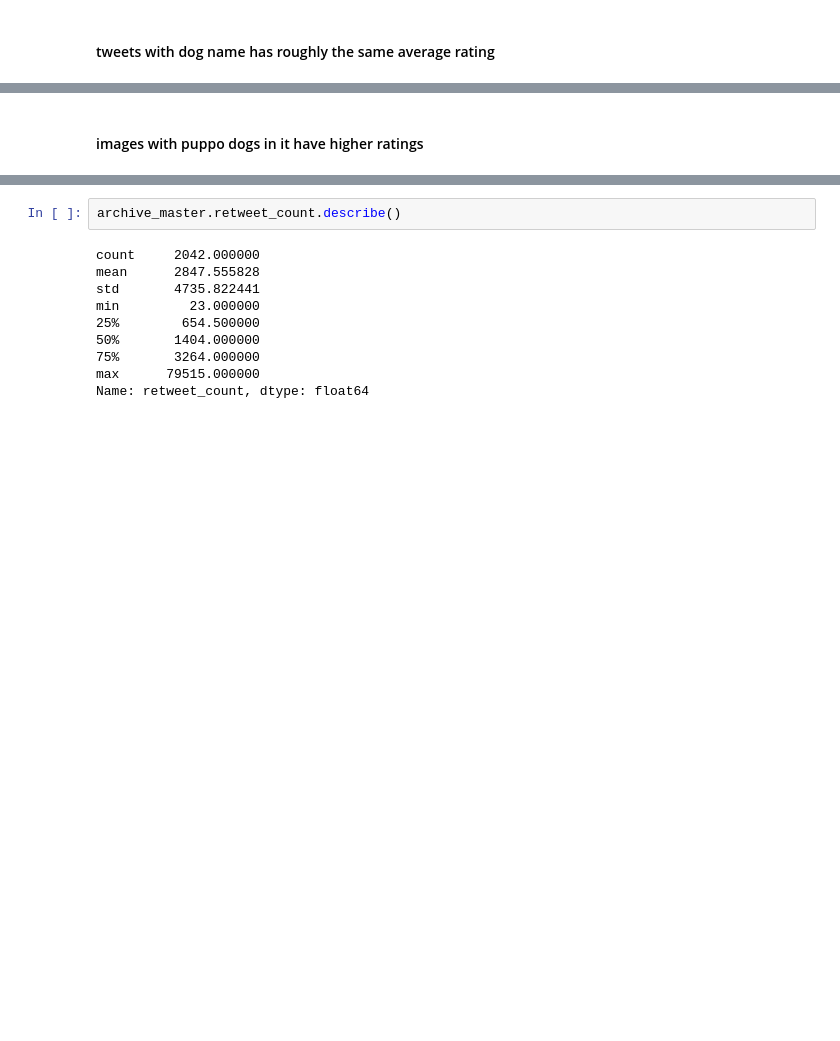
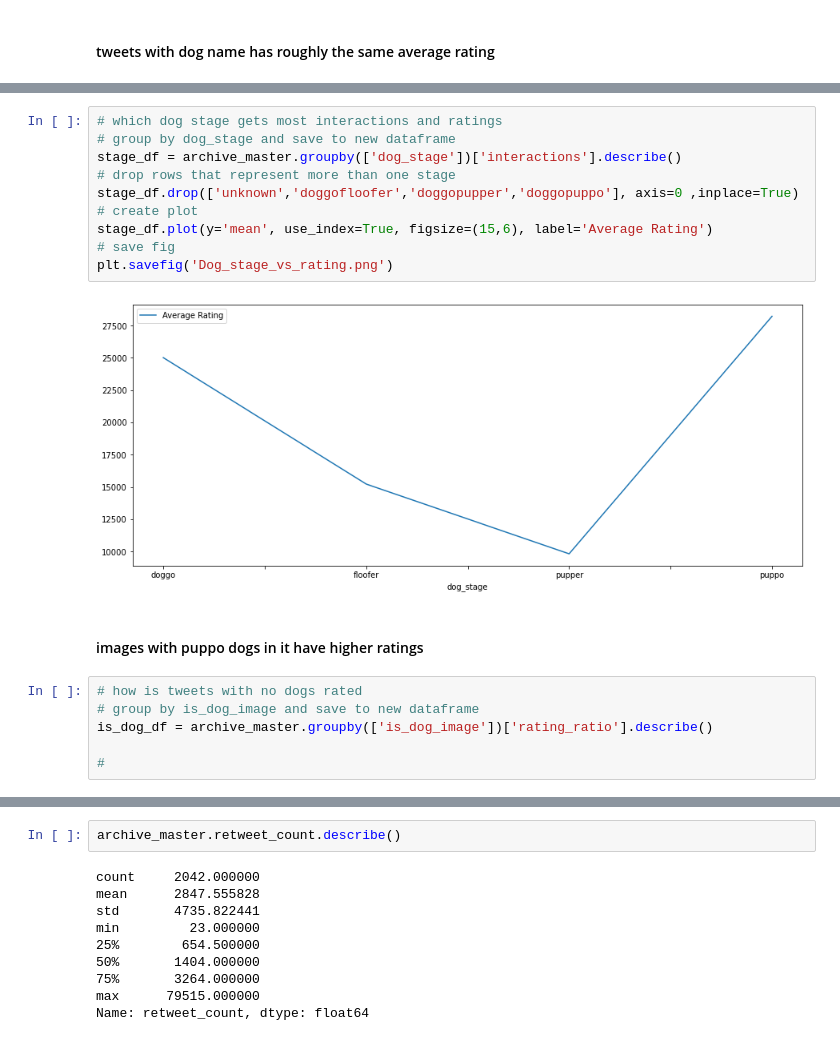
Before and after one commit to Kamnosho/WeRateDogs_project, a Jupyter notebook: wrangle_act.ipynb, the cells around one changed output, grey strips where cells are left out. Cells and saved outputs as stored; diff of their text form; blank space fills up the shorter version.

```diff
--- a/wrangle_act.ipynb
+++ b/wrangle_act.ipynb
@@ -821,2 +817,20 @@ archive_master.groupby(['dog_stage']).describe()
+# %%
+# which dog stage gets most interactions and ratings
+# group by dog_stage and save to new dataframe
+stage_df = archive_master.groupby(['dog_stage'])['interactions'].describe()
+# drop rows that represent more than one stage
+stage_df.drop(['unknown','doggofloofer','doggopupper','doggopuppo'], axis=0 ,inplace=True)
+# create plot
+stage_df.plot(y='mean', use_index=True, figsize=(15,6), label='Average Rating')
+# save fig
+plt.savefig('Dog_stage_vs_rating.png')
+# %% [output]
+[figure, added]
 # %% [markdown]
 #### images with puppo dogs in it have higher ratings
+# %%
+# how is tweets with no dogs rated
+# group by is_dog_image and save to new dataframe
+is_dog_df = archive_master.groupby(['is_dog_image'])['rating_ratio'].describe()
+
+#
```
Also changed, not shown: parts of 24 cells of this notebook, 2 other files.
